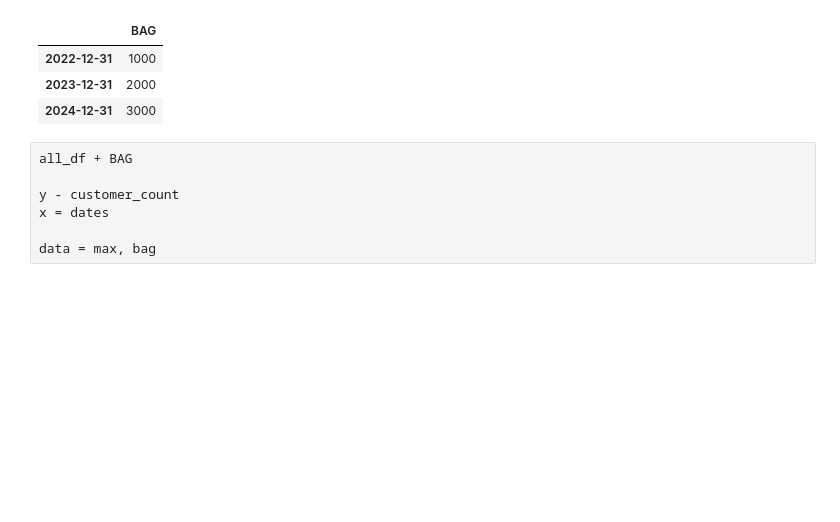
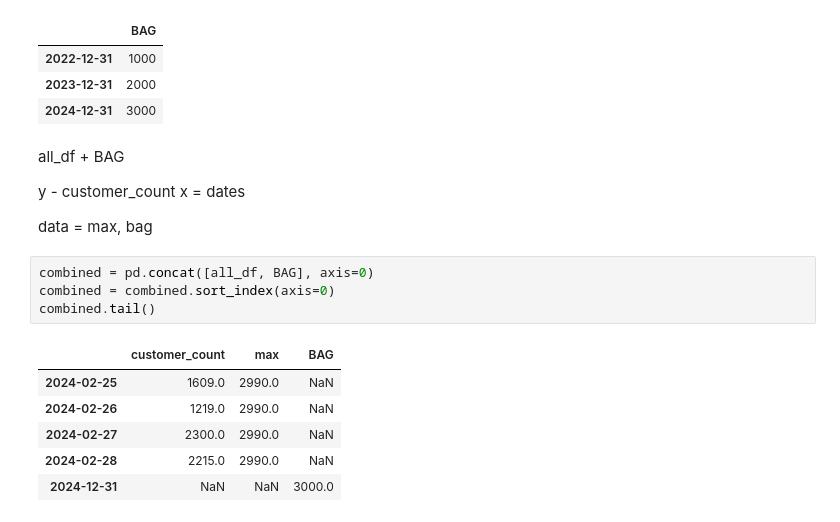
Before and after one commit to Data-Engineer-Course-Materials/big-data-02-2024, a Jupyter notebook: pandas_task_2.ipynb, the cells around one changed output. Drawn from its saved outputs; the diff is of its cells as text; blank space fills up the shorter version.

```diff
--- a/pandas_task_2.ipynb
+++ b/pandas_task_2.ipynb
@@ -387,10 +387,21 @@ BAG
 | 2022-12-31 | 1000 |
 | 2023-12-31 | 2000 |
 | 2024-12-31 | 3000 |
-# %%
-all_df + BAG
-
-y - customer_count
-x = dates
-
-data = max, bag
+# %% [markdown]
+all_df + BAG
+
+y - customer_count
+x = dates
+
+data = max, bag
+# %%
+combined = pd.concat([all_df, BAG], axis=0)
+combined = combined.sort_index(axis=0)
+combined.tail()
+# %% [output]
+|  | customer_count | max | BAG |
+| 2024-02-25 | 1609.0 | 2990.0 | NaN |
+| 2024-02-26 | 1219.0 | 2990.0 | NaN |
+| 2024-02-27 | 2300.0 | 2990.0 | NaN |
+| 2024-02-28 | 2215.0 | 2990.0 | NaN |
+| 2024-12-31 | NaN | NaN | 3000.0 |
```
Also changed, not shown: parts of 7 cells of this notebook.
